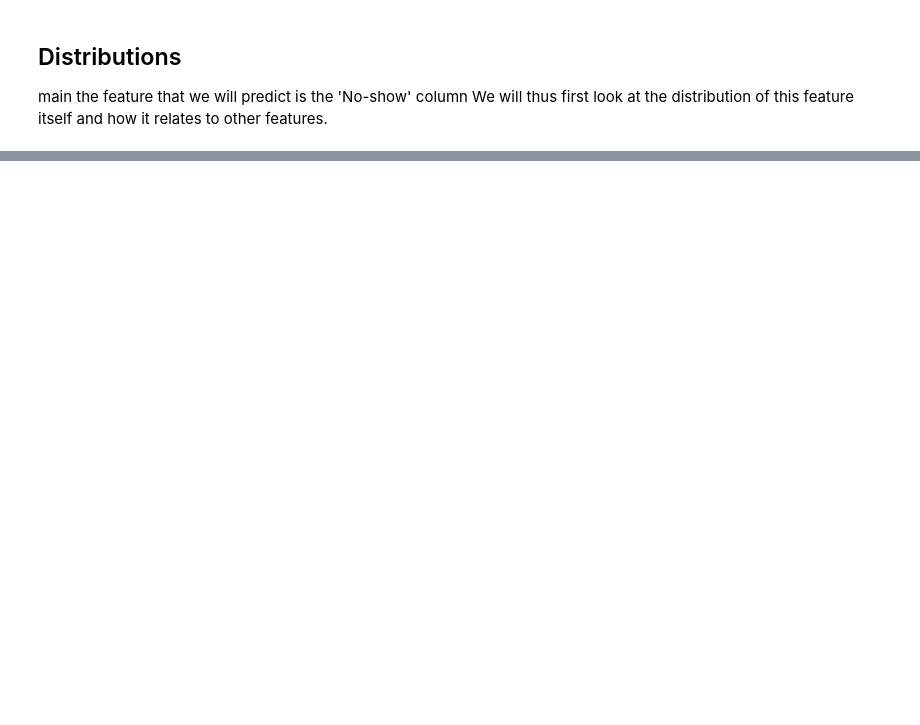
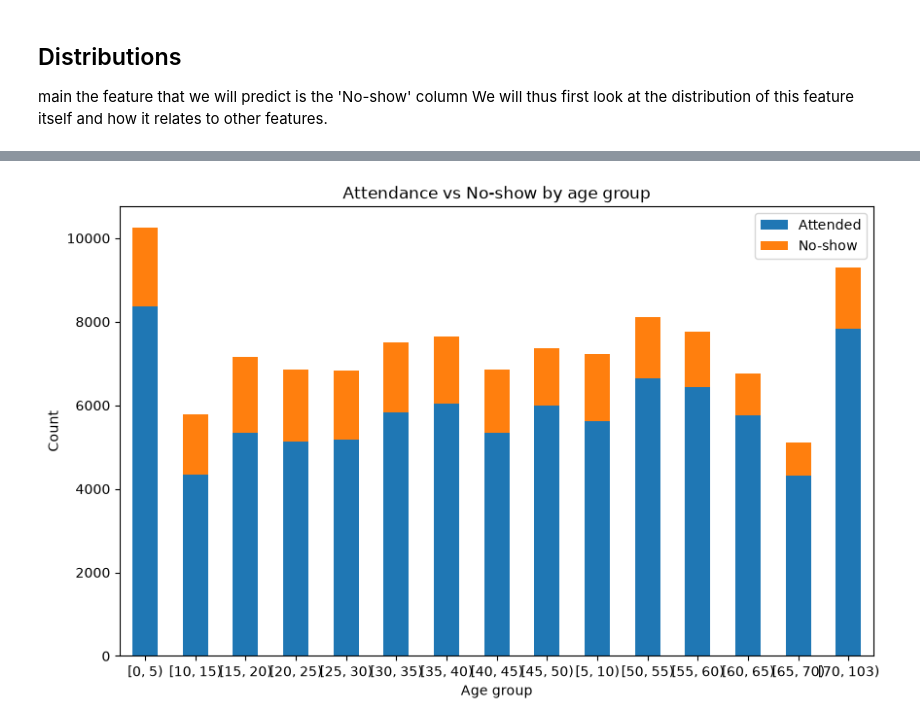
Before and after one commit to JC-Frank/ML-zoomcamp-homework, a Jupyter notebook: Midtermproject/notebook.ipynb, the cells around one changed output, grey strips where cells are left out. Saved outputs shown, nothing was run; the diff lists cells and outputs as text; code cells hidden in the pictures; blank space fills up the shorter version.

```diff
--- a/Midtermproject/notebook.ipynb
+++ b/Midtermproject/notebook.ipynb
@@ -69,0 +249,9 @@ We will thus first look at the distribution of this feature itself and how it re
+# %%
+df["age_group"] = pd.cut(
+    df["age"],
+    bins=list(range(0, 71, 5)) + [df["age"].max() + 1],
+    right=False
+).astype(str)
+
+# check the percentages if these groups are relatively equal
+df["age_group"].value_counts(normalize = True).round(4)*100
@@ -69,0 +276,20 @@ We will thus first look at the distribution of this feature itself and how it re
+# %%
+age_counts = pd.crosstab(
+    df["age_group"],
+    df["no_show_int"]
+)
+
+age_counts.plot(
+    kind="bar",
+    stacked=True,
+    figsize=(10, 6)
+)
+
+plt.xlabel("Age group")
+plt.ylabel("Count")
+plt.title("Attendance vs No-show by age group")
+plt.legend(["Attended", "No-show"])
+plt.xticks(rotation=0)
+plt.show()
+# %% [output]
+[figure, added]
```
Also changed, not shown: parts of 162 cells of this notebook, 2 other files.
